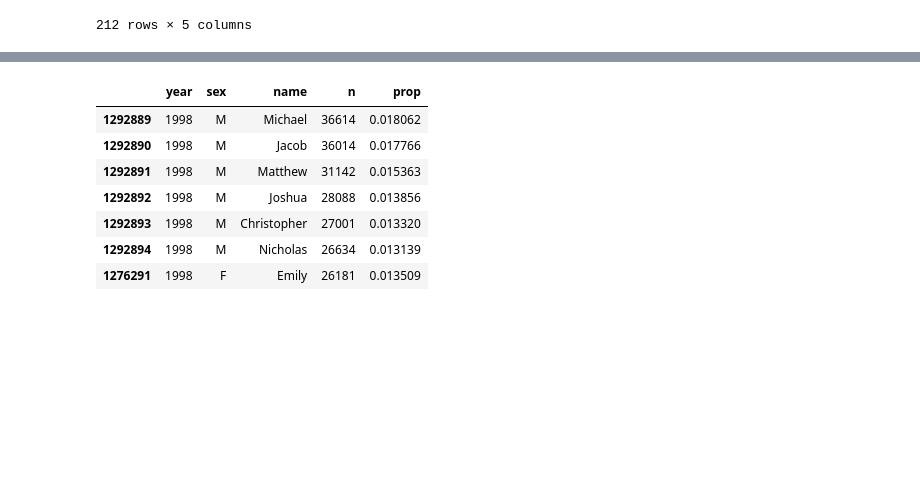
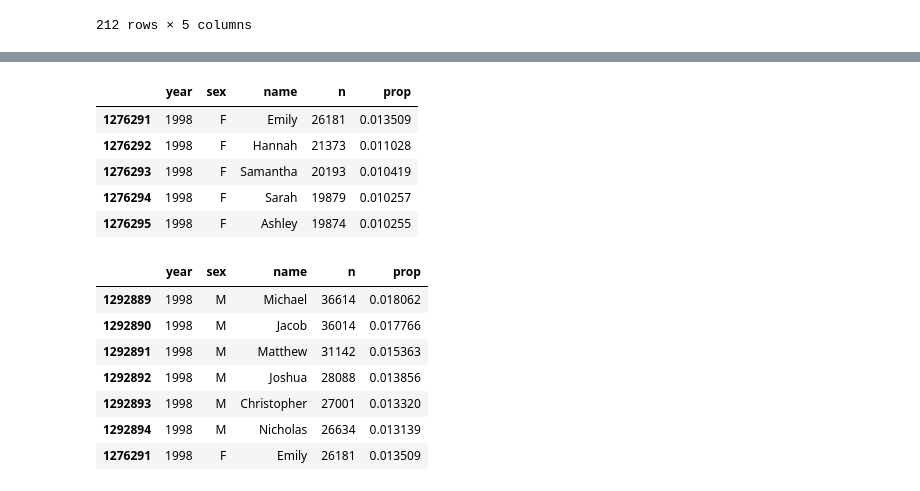
Before and after one commit to nBhabish/Tidy-Tuesday-Python, a Jupyter notebook: 2022-03-22.ipynb, the cells around one changed output, grey strips where cells are left out. Drawn from its saved outputs; the diff is of its cells as text; code cells hidden in the pictures; blank space fills up the shorter version.

```diff
--- a/2022-03-22.ipynb
+++ b/2022-03-22.ipynb
@@ -127,3 +130,14 @@ baby_names>> filter(_.name == 'Emily')
+# %%
+baby_names_1998 = baby_names >> filter(_.year == 1998)
+# %%
+baby_names_1998.head()
+# %% [output]
+|  | year | sex | name | n | prop |
+| 1276291 | 1998 | F | Emily | 26181 | 0.013509 |
+| 1276292 | 1998 | F | Hannah | 21373 | 0.011028 |
+| 1276293 | 1998 | F | Samantha | 20193 | 0.010419 |
+| 1276294 | 1998 | F | Sarah | 19879 | 0.010257 |
+| 1276295 | 1998 | F | Ashley | 19874 | 0.010255 |
 # %%
 frequently_occuring_names_in_1998 = baby_names_1998 >> arrange(- _.n) >> filter(_.n > 24000)
 # %%
```
Also changed, not shown: parts of 7 cells of this notebook.
